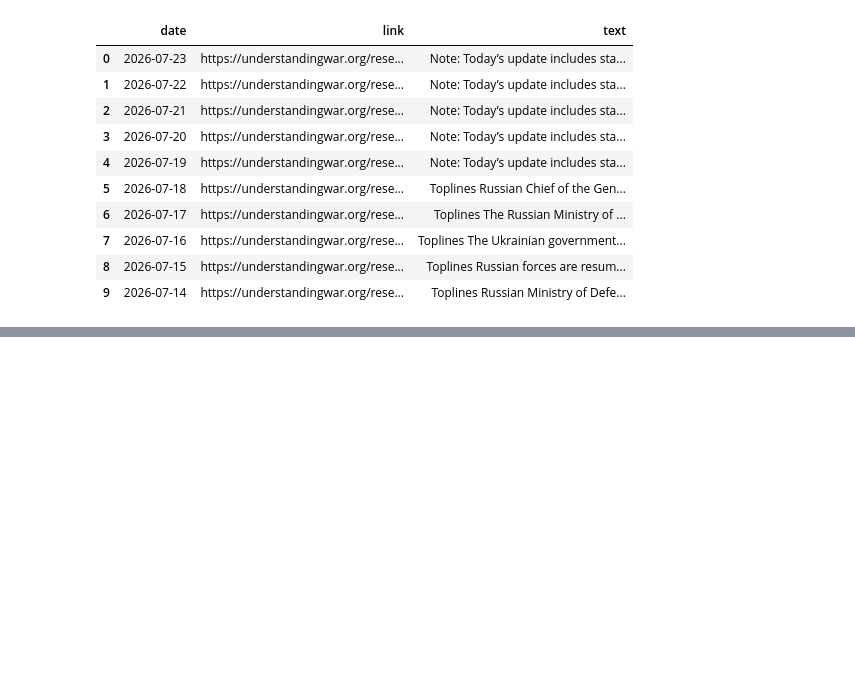
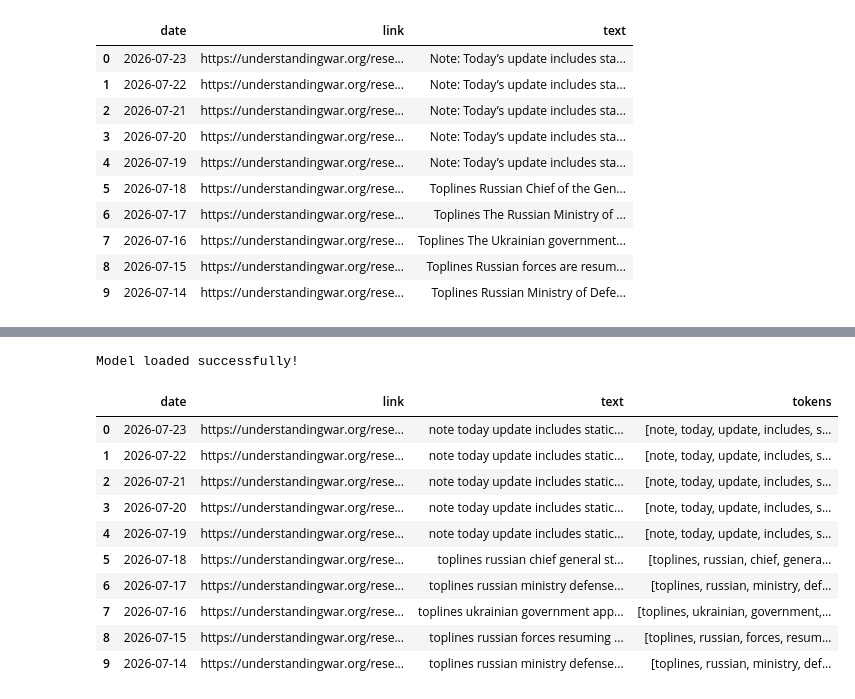
Before and after one commit to Ohsudden/grassroot_drones, a Jupyter notebook: day_after_day_scraper.ipynb, the cells around one changed output, grey strips where cells are left out. Drawn from its saved outputs; the diff is of its cells as text; code cells hidden in the pictures; blank space fills up the shorter version.

```diff
--- a/day_after_day_scraper.ipynb
+++ b/day_after_day_scraper.ipynb
@@ -143,0 +256,7 @@ df.to_csv('scraped_last_10_dates.csv', index=False)
+# %%
+import spacy
+
+nlp = spacy.load("en_core_web_sm")
+print("Model loaded successfully!")
+# %% [output]
+Model loaded successfully!
@@ -143,0 +273,14 @@ df.to_csv('scraped_last_10_dates.csv', index=False)
+# %%
+df
+# %% [output]
+|  | date | link | text | tokens |
+| 0 | 2026-07-23 | https://understandingwar.org/rese... | note today update includes static... | [note, today, update, includes, s... |
+| 1 | 2026-07-22 | https://understandingwar.org/rese... | note today update includes static... | [note, today, update, includes, s... |
+| 2 | 2026-07-21 | https://understandingwar.org/rese... | note today update includes static... | [note, today, update, includes, s... |
+| 3 | 2026-07-20 | https://understandingwar.org/rese... | note today update includes static... | [note, today, update, includes, s... |
+| 4 | 2026-07-19 | https://understandingwar.org/rese... | note today update includes static... | [note, today, update, includes, s... |
+| 5 | 2026-07-18 | https://understandingwar.org/rese... | toplines russian chief general st... | [toplines, russian, chief, genera... |
+| 6 | 2026-07-17 | https://understandingwar.org/rese... | toplines russian ministry defense... | [toplines, russian, ministry, def... |
+| 7 | 2026-07-16 | https://understandingwar.org/rese... | toplines ukrainian government app... | [toplines, ukrainian, government,... |
+| 8 | 2026-07-15 | https://understandingwar.org/rese... | toplines russian forces resuming ... | [toplines, russian, forces, resum... |
+| 9 | 2026-07-14 | https://understandingwar.org/rese... | toplines russian ministry defense... | [toplines, russian, ministry, def... |
```
Also changed, not shown: parts of 12 cells of this notebook.
